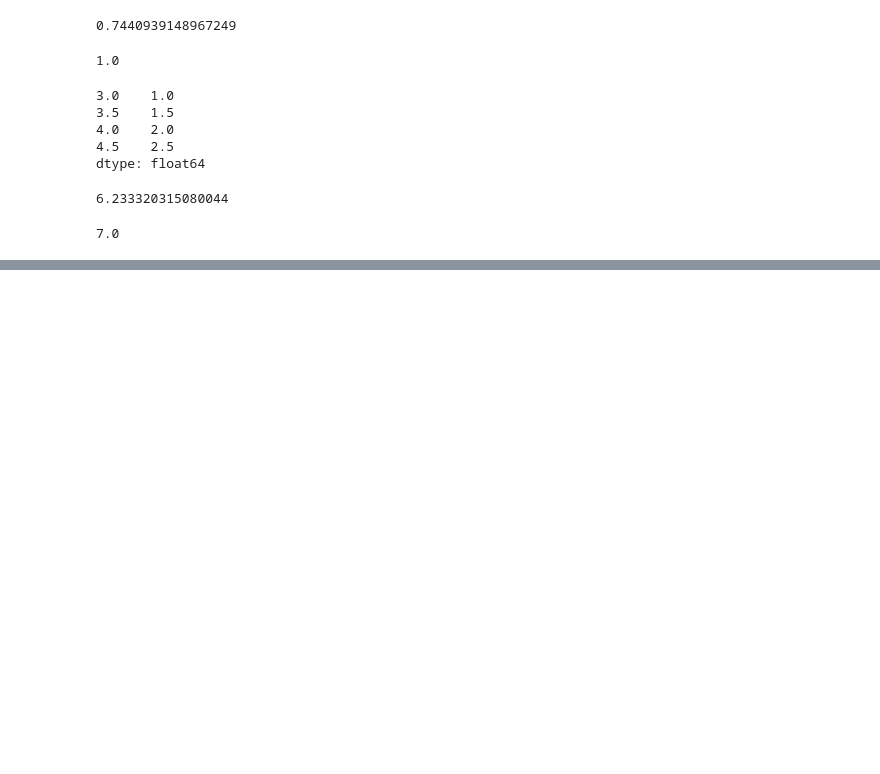
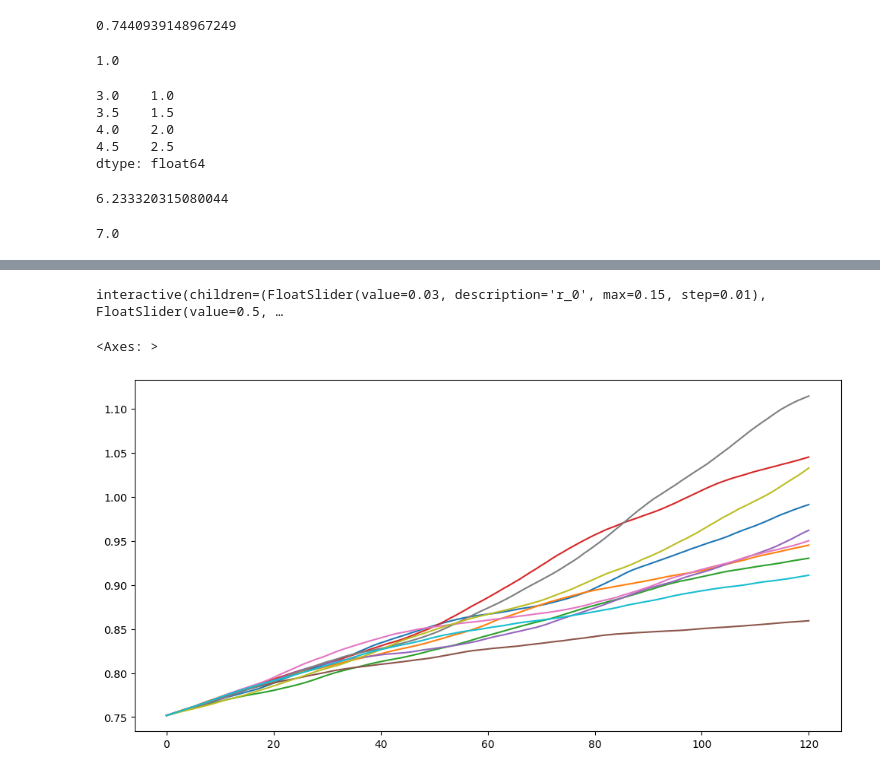
Before and after one commit to lishenjian1996/Programming-Study, a Jupyter notebook: Investment Management with Python and Machine Learning/Introduction to Portfolio Construction and Analysis with Python/week4-introduction to asset-liability management-1.ipynb, the cells around one changed output, grey strips where cells are left out. Saved outputs shown, nothing was run; the diff lists cells and outputs as text; code cells hidden in the pictures; blank space fills up the shorter version.

```diff
--- a/Investment Management with Python and Machine Learning/Introduction to Portfolio Construction and Analysis with Python/week4-introduction to asset-liability management-1.ipynb
+++ b/Investment Management with Python and Machine Learning/Introduction to Portfolio Construction and Analysis with Python/week4-introduction to asset-liability management-1.ipynb
@@ -82,0 +322,31 @@ liabilities.sum()
+# %%
+def show_cir_prices(r_0=0.03, a=0.5, b=0.03, sigma=0.05, n_scenarios=5):
+    cir(r_0=r_0, a=a, b=b, sigma=sigma, n_scenarios=n_scenarios)[1].plot(legend=False, figsize=(12,5))
+
+controls = widgets.interactive(show_cir_prices,
+                              r_0 = (0, .15, .01),
+                              a = (0, 1, .1),
+                               b = (0, .15, .01),
+                               sigma= (0, .1, .01),
+                               n_scenarios = (1, 100))
+display(controls)
+
+# as interest rate go up, the price of bond down
+# as interest rate go down, the price of bond up
+# %% [output]
+interactive(children=(FloatSlider(value=0.03, description='r_0', max=0.15, step=0.01), FloatSlider(value=0.5, …
+# %%
+a_0=0.75 #initially asset has 0.75 million
+rates, bond_prices=cir(n_years=10, r_0=0.03, b=0.03, n_scenarios=10)
+liabilities=bond_prices # the changes in the present value of liabilities
+zcbond_10=pd.Series(data=[1], index=[10])
+zc_0=erk.pv(zcbond_10, r=0.03) # 1 million, pay in 10 years, rate is 0.03
+n_bonds=a_0/zc_0 # how many bonds I can buy
+av_zc_bonds=n_bonds*bond_prices
+av_cash=a_0*(rates/12+1).cumprod() #compounded value
+# %%
+av_cash.plot(legend=False, figsize=(12,6))
+#If put money all into cash as hedge, it's not a safe chance it could lower than 1 million
+# %% [output]
+<Axes: >
+[figure, added]
```
Also changed, not shown: parts of 45 cells of this notebook, 1 other file.
